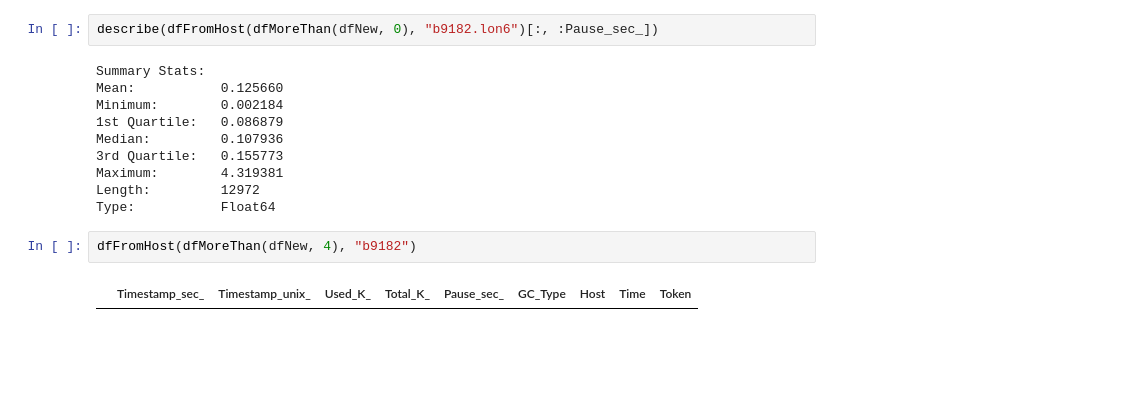
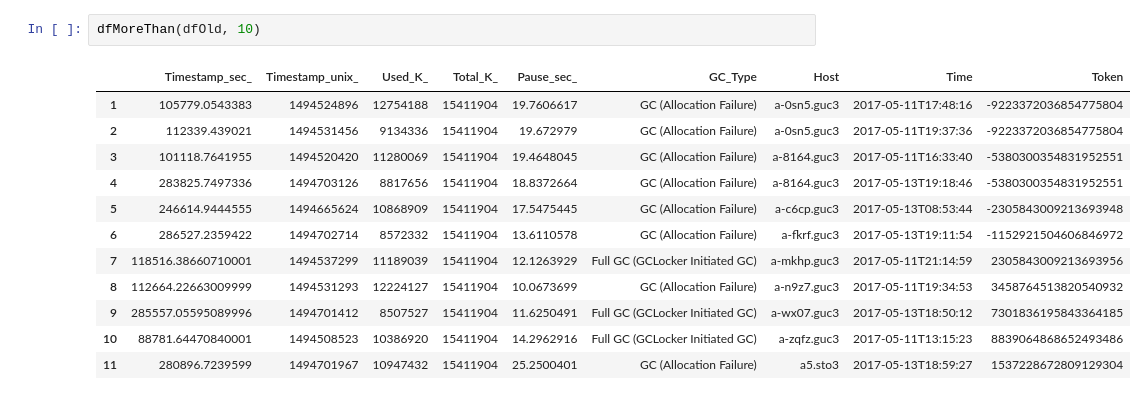
Before and after one commit to bogdad/gcprocessing, a Jupyter notebook: notebook/gccassandra.ipynb, the cells around one changed output. Saved outputs shown, nothing was run; the diff lists cells and outputs as text; blank space fills up the shorter version.

```diff
--- a/notebook/gccassandra.ipynb
+++ b/notebook/gccassandra.ipynb
@@ -264,17 +143,16 @@ Plots.histogram(convert(Array, dfFromHost(dfMoreThan(dfNew, 0), "b9182.lon6")[:,
-# %%
-describe(dfFromHost(dfMoreThan(dfNew, 0), "b9182.lon6")[:, :Pause_sec_])
-# %% [output]
-Summary Stats:
-Mean:           0.125660
-Minimum:        0.002184
-1st Quartile:   0.086879
-Median:         0.107936
-3rd Quartile:   0.155773
-Maximum:        4.319381
-Length:         12972
-Type:           Float64
-# %%
-dfFromHost(dfMoreThan(dfNew, 4), "b9182")
-# %% [output]
-|  | Timestamp_sec_ | Timestamp_unix_ | Used_K_ | Total_K_ | Pause_sec_ | GC_Type | Host | Time | Token |
+# %%
+dfMoreThan(dfOld, 10)
+# %% [output]
+|  | Timestamp_sec_ | Timestamp_unix_ | Used_K_ | Total_K_ | Pause_sec_ | GC_Type | Host | Time | Token |
+| 1 | 105779.0543383 | 1494524896 | 12754188 | 15411904 | 19.7606617 | GC (Allocation Failure) | a-0sn5.guc3 | 2017-05-11T17:48:16 | -9223372036854775804 |
+| 2 | 112339.439021 | 1494531456 | 9134336 | 15411904 | 19.672979 | GC (Allocation Failure) | a-0sn5.guc3 | 2017-05-11T19:37:36 | -9223372036854775804 |
+| 3 | 101118.7641955 | 1494520420 | 11280069 | 15411904 | 19.4648045 | GC (Allocation Failure) | a-8164.guc3 | 2017-05-11T16:33:40 | -5380300354831952551 |
+| 4 | 283825.7497336 | 1494703126 | 8817656 | 15411904 | 18.8372664 | GC (Allocation Failure) | a-8164.guc3 | 2017-05-13T19:18:46 | -5380300354831952551 |
+| 5 | 246614.9444555 | 1494665624 | 10868909 | 15411904 | 17.5475445 | GC (Allocation Failure) | a-c6cp.guc3 | 2017-05-13T08:53:44 | -2305843009213693948 |
+| 6 | 286527.2359422 | 1494702714 | 8572332 | 15411904 | 13.6110578 | GC (Allocation Failure) | a-fkrf.guc3 | 2017-05-13T19:11:54 | -1152921504606846972 |
+| 7 | 118516.38660710001 | 1494537299 | 11189039 | 15411904 | 12.1263929 | Full GC (GCLocker Initiated GC) | a-mkhp.guc3 | 2017-05-11T21:14:59 | 2305843009213693956 |
+| 8 | 112664.22663009999 | 1494531293 | 12224127 | 15411904 | 10.0673699 | GC (Allocation Failure) | a-n9z7.guc3 | 2017-05-11T19:34:53 | 3458764513820540932 |
+| 9 | 285557.05595089996 | 1494701412 | 8507527 | 15411904 | 11.6250491 | Full GC (GCLocker Initiated GC) | a-wx07.guc3 | 2017-05-13T18:50:12 | 7301836195843364185 |
+| 10 | 88781.64470840001 | 1494508523 | 10386920 | 15411904 | 14.2962916 | Full GC (GCLocker Initiated GC) | a-zqfz.guc3 | 2017-05-11T13:15:23 | 8839064868652493486 |
+| 11 | 280896.7239599 | 1494701967 | 10947432 | 15411904 | 25.2500401 | GC (Allocation Failure) | a5.sto3 | 2017-05-13T18:59:27 | 1537228672809129304 |
 # %%
```
Also changed, not shown: parts of 45 cells of this notebook.
